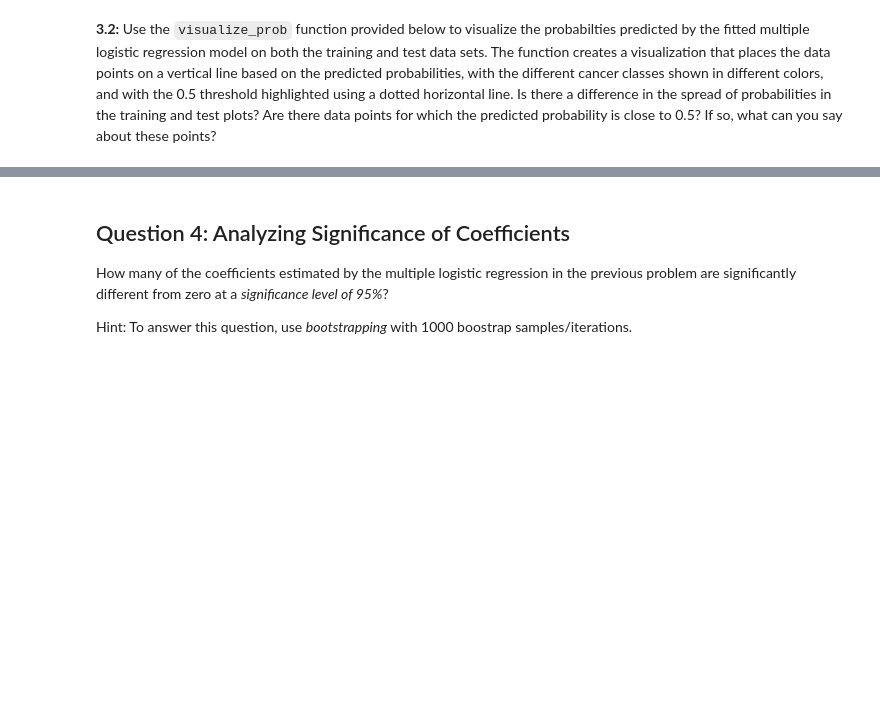
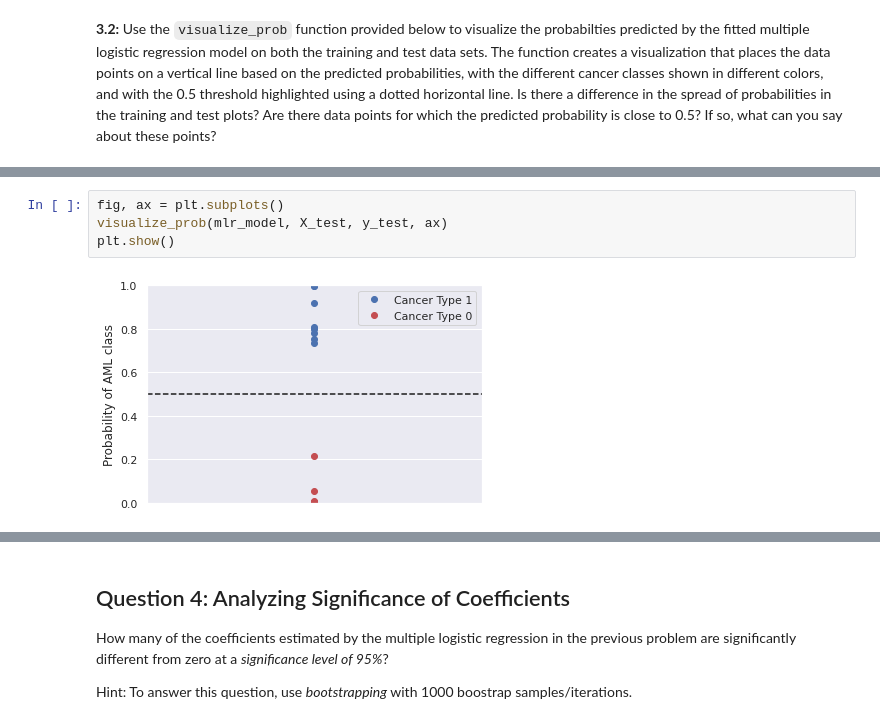
Before and after one commit to lucasresck/foundations-of-data-science, a Jupyter notebook: cs109a_hw5/cs109_hw5.ipynb, the cells around one changed output, grey strips where cells are left out. Saved outputs shown, nothing was run; the diff lists cells and outputs as text; blank space fills up the shorter version.

```diff
--- a/cs109a_hw5/cs109_hw5.ipynb
+++ b/cs109a_hw5/cs109_hw5.ipynb
@@ -346,0 +362,6 @@ Your answer here
+# %%
+fig, ax = plt.subplots()
+visualize_prob(mlr_model, X_test, y_test, ax)
+plt.show()
+# %% [output]
+[figure, added]
```
Also changed, not shown: parts of 17 cells of this notebook.
